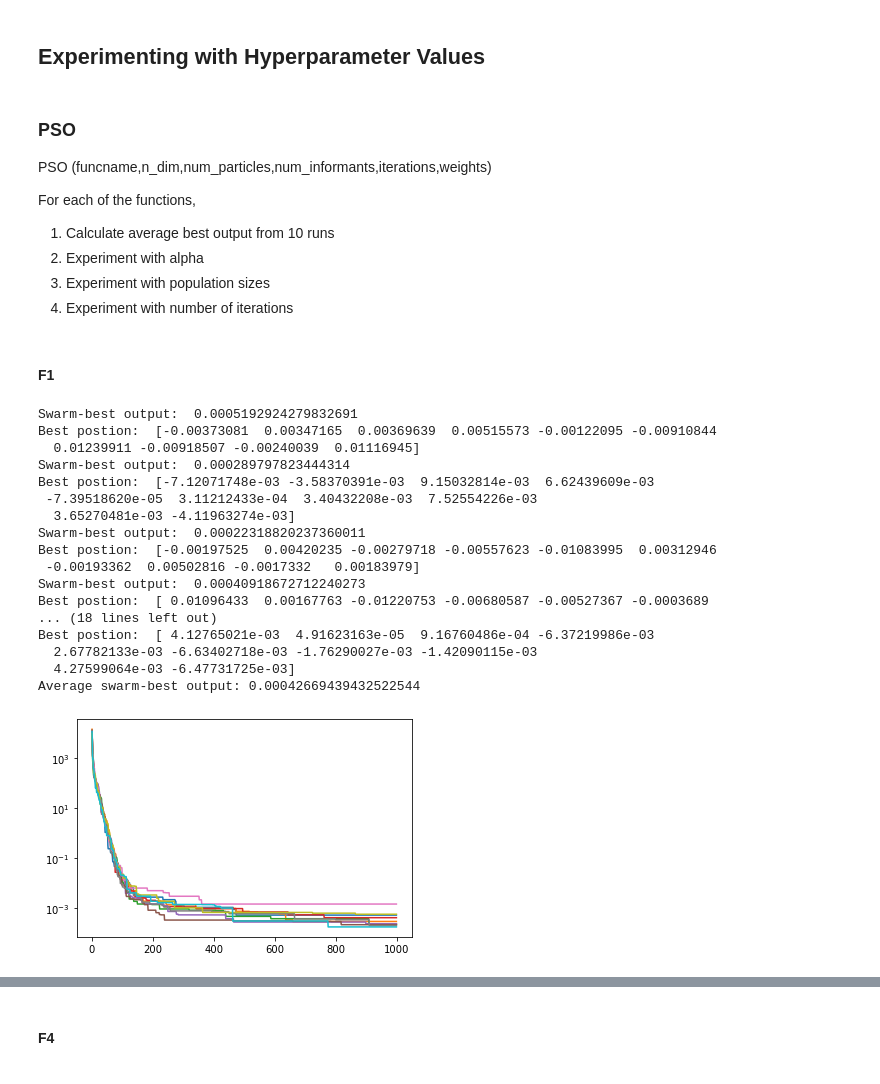
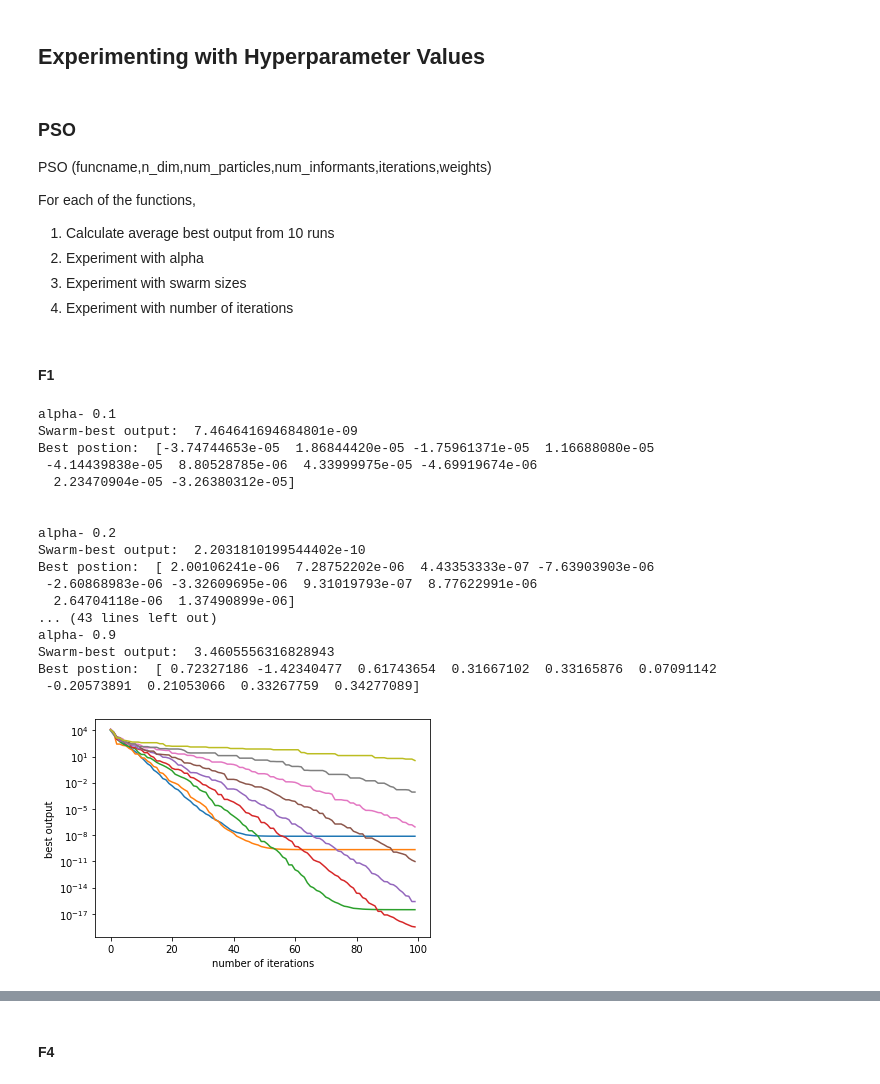
Before and after one commit to KulsoomKamilKhan/F20BC_CW2, a Jupyter notebook: PSO.ipynb, the cells around one changed output, grey strips where cells are left out. Cells and saved outputs as stored; diff of their text form; code cells hidden in the pictures.

```diff
--- a/PSO.ipynb
+++ b/PSO.ipynb
@@ -295,42 +290,34 @@ PSO (funcname,n_dim,num_particles,num_informants,iterations,weights)
 For each of the functions,
 1. Calculate average best output from 10 runs
 2. Experiment with alpha
-3. Experiment with population sizes
+3. Experiment with swarm sizes
 4. Experiment with number of iterations
 # %% [markdown]
 #### F1
-# %%
-# Calculating average best output values after running the algorithm with the same parameters mutliple times
-avg = 0
-n = 10
-for i in range(n):
-    best = PSO ("f1",10,300,6,1000,[0.7, 2, 0.001, 1.999])
-    avg += best.output
-print("Average swarm-best output:",avg/n)
-# %% [output]
-Swarm-best output:  0.0005192924279832691
-Best postion:  [-0.00373081  0.00347165  0.00369639  0.00515573 -0.00122095 -0.00910844
-  0.01239911 -0.00918507 -0.00240039  0.01116945]
-Swarm-best output:  0.000289797823444314
-Best postion:  [-7.12071748e-03 -3.58370391e-03  9.15032814e-03  6.62439609e-03
- -7.39518620e-05  3.11212433e-04  3.40432208e-03  7.52554226e-03
-  3.65270481e-03 -4.11963274e-03]
-Swarm-best output:  0.00022318820237360011
-Best postion:  [-0.00197525  0.00420235 -0.00279718 -0.00557623 -0.01083995  0.00312946
- -0.00193362  0.00502816 -0.0017332   0.00183979]
-Swarm-best output:  0.00040918672712240273
-Best postion:  [ 0.01096433  0.00167763 -0.01220753 -0.00680587 -0.00527367 -0.0003689
-... (18 lines left out)
-Best postion:  [ 4.12765021e-03  4.91623163e-05  9.16760486e-04 -6.37219986e-03
-  2.67782133e-03 -6.63402718e-03 -1.76290027e-03 -1.42090115e-03
-  4.27599064e-03 -6.47731725e-03]
-Average swarm-best output: 0.00042669439432522544
-[figure, old version]
 # %%
 # output varies with alpha while the other parameters have been chosen after various considerations
-a = [0.1,0.2,0.3,0.4,0.5,0.6,0.7,0.8,0.9] # usually decreases with increase in alpha but rises usually at 0.5
+a = [0.1,0.2,0.3,0.4,0.5,0.6,0.7,0.8,0.9] # increases until around 0.6 and decreases with increase in alpha after that
 for alpha in a:
     print("alpha-",alpha)
-    best = PSO ("f1",10,300,6,1000,[alpha, 2, 0.001, 1.999])
+    best = PSO ("f1",10,100,6,100,[alpha, 1.45, 1, 1.55])
     print('\n')
+# %% [output]
+alpha- 0.1
+Swarm-best output:  7.464641694684801e-09
+Best postion:  [-3.74744653e-05  1.86844420e-05 -1.75961371e-05  1.16688080e-05
+ -4.14439838e-05  8.80528785e-06  4.33999975e-05 -4.69919674e-06
+  2.23470904e-05 -3.26380312e-05]
+
+
+alpha- 0.2
+Swarm-best output:  2.2031810199544402e-10
+Best postion:  [ 2.00106241e-06  7.28752202e-06  4.43353333e-07 -7.63903903e-06
+ -2.60868983e-06 -3.32609695e-06  9.31019793e-07  8.77622991e-06
+  2.64704118e-06  1.37490899e-06]
+... (43 lines left out)
+alpha- 0.9
+Swarm-best output:  3.4605556316828943
+Best postion:  [ 0.72327186 -1.42340477  0.61743654  0.31667102  0.33165876  0.07091142
+ -0.20573891  0.21053066  0.33267759  0.34277089]
+[figure, added]
 # %%
```
Also changed, not shown: parts of 24 cells of this notebook.
